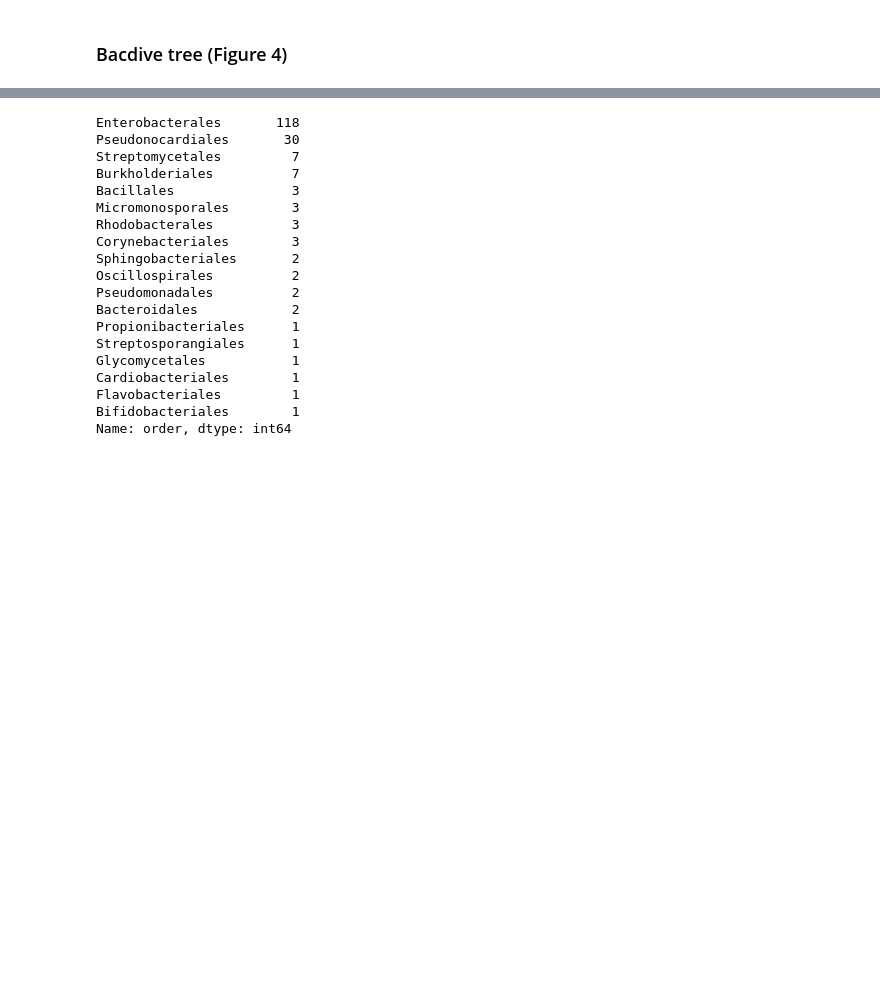
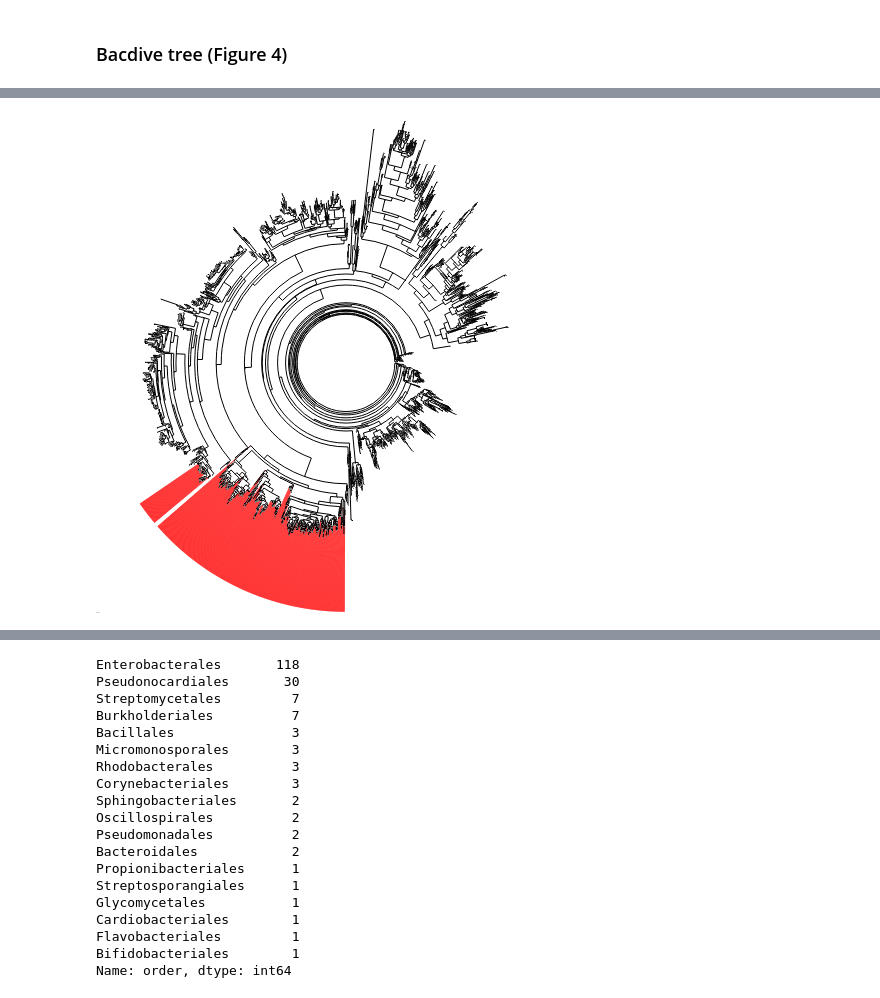
Before and after one commit to zeqianli/CarbonUtilization, a Jupyter notebook: figure_1.ipynb, the cells around one changed output, grey strips where cells are left out. Saved outputs shown, nothing was run; the diff lists cells and outputs as text; code cells hidden in the pictures; blank space fills up the shorter version.

```diff
--- a/figure_1.ipynb
+++ b/figure_1.ipynb
@@ -176,0 +231,4 @@ tree.prune(leaves, preserve_branch_length=True)
+# %%
+results=pd.read_pickle("/home/zeqianli/project/zeqian/Carbon/data/figure_data/4C/results_all.pk")
+# %%
+df=results[(results['model']=='RF_ooc') & (results['carbon_name']=='tryptophan')]
@@ -176,0 +251,4 @@ tree.prune(leaves, preserve_branch_length=True)
+# %%
+plot_bacdive_tree(tree,highlight={'red':df.iloc[37]['test_samples']})
+# %% [output]
+[figure, added]
```
Also changed, not shown: parts of 15 cells of this notebook, 7 other files.
